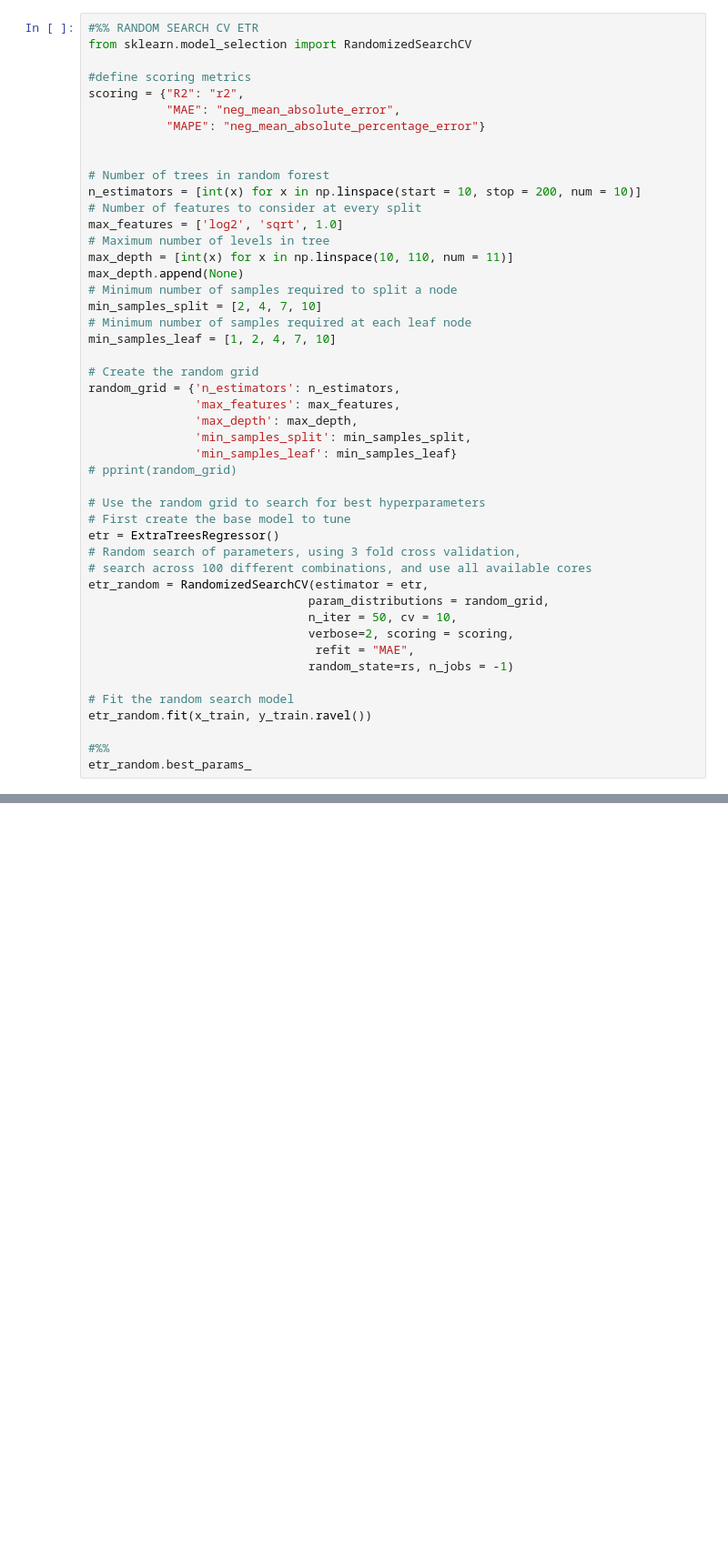
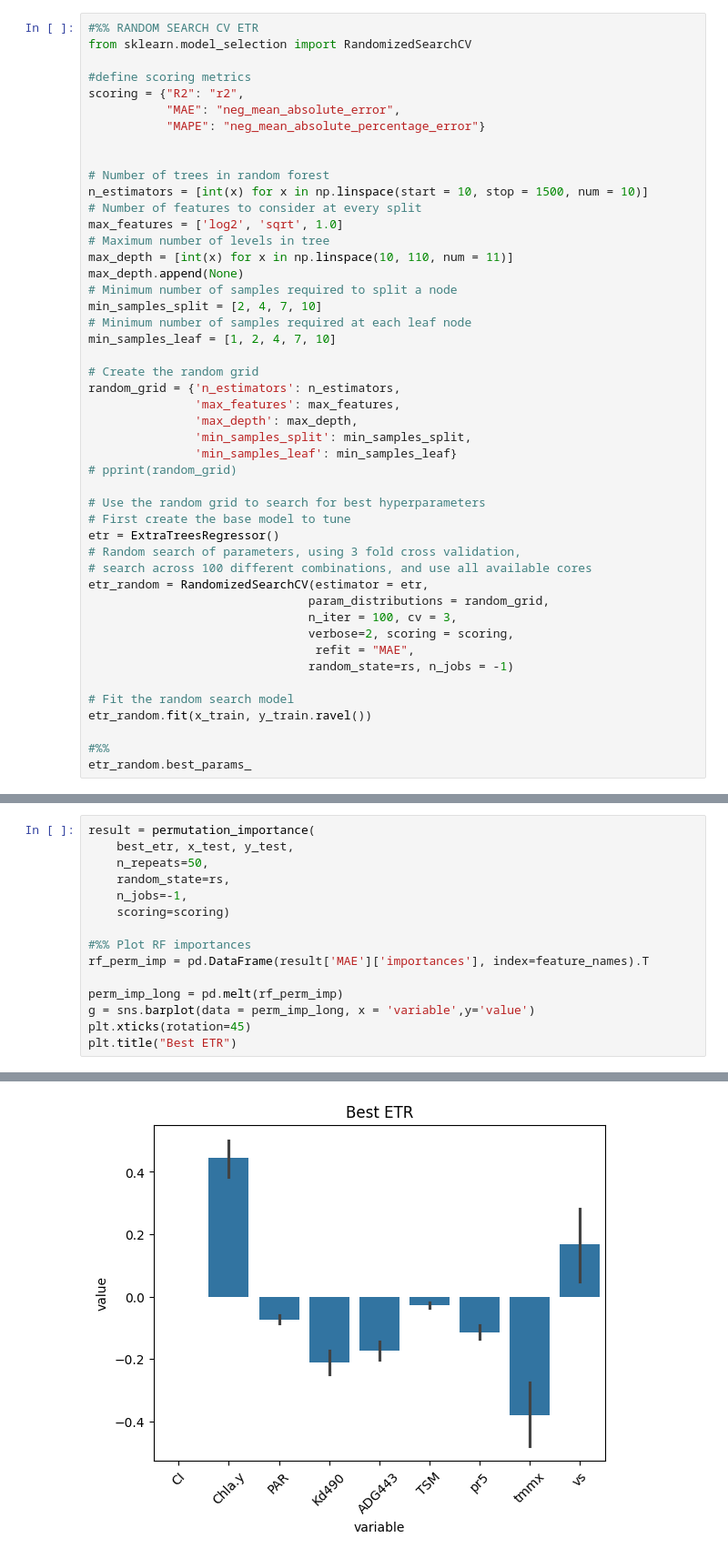
Before and after one commit to jilliangreene/sentinel3_ch4_model, a Jupyter notebook: ml_model.ipynb, the cells around one changed output, grey strips where cells are left out. Shown at 91% size. Saved outputs shown, nothing was run; the diff lists cells and outputs as text; blank space fills up the shorter version.

```diff
--- a/ml_model.ipynb
+++ b/ml_model.ipynb
@@ -130,7 +334,7 @@ scoring = {"R2": "r2",
 
 
 # Number of trees in random forest
-n_estimators = [int(x) for x in np.linspace(start = 10, stop = 200, num = 10)]
+n_estimators = [int(x) for x in np.linspace(start = 10, stop = 1500, num = 10)]
 # Number of features to consider at every split
 max_features = ['log2', 'sqrt', 1.0]
 # Maximum number of levels in tree
@@ -156,7 +360,7 @@ etr = ExtraTreesRegressor()
 # search across 100 different combinations, and use all available cores
 etr_random = RandomizedSearchCV(estimator = etr,
                                param_distributions = random_grid,
-                               n_iter = 50, cv = 10,
+                               n_iter = 100, cv = 3,
                                verbose=2, scoring = scoring,
                                 refit = "MAE",
                                random_state=rs, n_jobs = -1)
@@ -211,0 +397,16 @@ Text(0.5, 1.0, 'Random Forest Regression')
+# %%
+result = permutation_importance(
+    best_etr, x_test, y_test,
+    n_repeats=50,
+    random_state=rs,
+    n_jobs=-1,
+    scoring=scoring)
+
+#%% Plot RF importances
+rf_perm_imp = pd.DataFrame(result['MAE']['importances'], index=feature_names).T
+
+perm_imp_long = pd.melt(rf_perm_imp)
+g = sns.barplot(data = perm_imp_long, x = 'variable',y='value')
+plt.xticks(rotation=45)
+plt.title("Best ETR")
+# %% [output]
@@ -211,0 +414 @@ Text(0.5, 1.0, 'Random Forest Regression')
+[figure, added]
```
Also changed, not shown: parts of 19 cells of this notebook, 4 other files.
